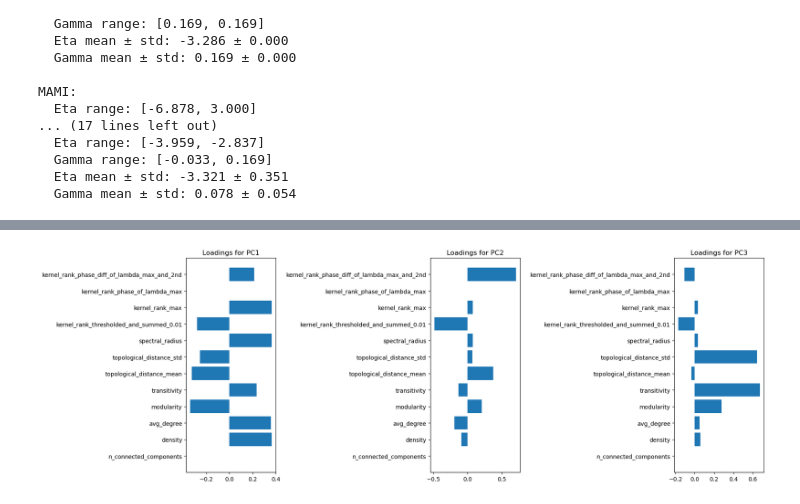
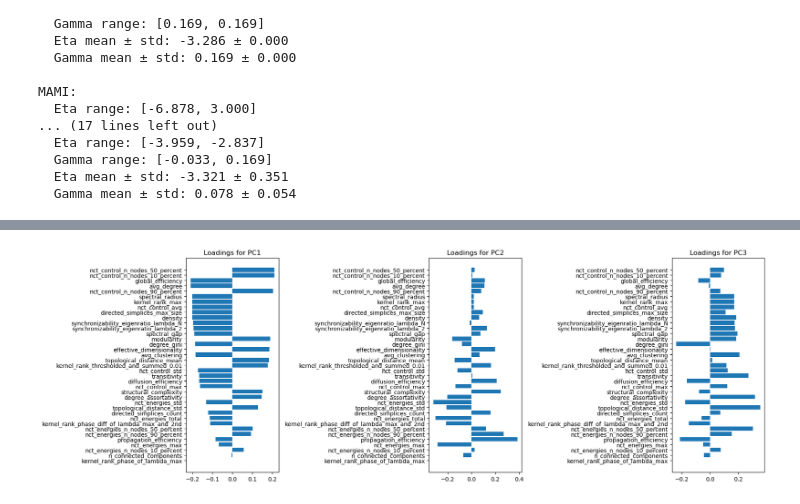
Before and after one commit to ad045/simba, a Jupyter notebook: testing_stuff_2.ipynb, the cells around one changed output, grey strips where cells are left out. Cells and saved outputs as stored; diff of their text form; code cells hidden in the pictures.

```diff
--- a/testing_stuff_2.ipynb
+++ b/testing_stuff_2.ipynb
@@ -332,6 +328,21 @@ from sklearn.preprocessing import StandardScaler
 
 # For pca always drop the dataset column and only use the metric columns
 huge_df_metrics = huge_df.drop(columns=["dataset", "network_idx"])
+print(huge_df_metrics.keys())
+
+# print all max values of all columns in huge_df_metrics
+print("\nMax values of metrics:")
+for col in huge_df_metrics.columns:
+    print(f"{col}: {huge_df_metrics[col].max():.4f}")
+print("\nMin values of metrics:")
+for col in huge_df_metrics.columns:
+    print(f"{col}: {huge_df_metrics[col].min():.4f}")
+
+# Drop the columns that have inf or -inf values (if any). Print the dropped columns
+dropped_cols = huge_df_metrics.columns[huge_df_metrics.isnull().any()].tolist()
+huge_df_metrics.replace([np.inf, -np.inf], np.nan, inplace=True)
+huge_df_metrics.dropna(axis=1, inplace=True)
+print(f"Dropped columns: {dropped_cols}")
 
 scaler = StandardScaler()
 scaled_data = scaler.fit_transform(huge_df_metrics)
@@ -363,16 +391,22 @@ plt.show()
 # %%
 # Subplots of loadings for the first 3 principal components
 loadings = pca.components_.T
 num_metrics = loadings.shape[0]
 metric_names = huge_df_metrics.columns
+
+# order them all by the absolute value of their loading on the first principal component
+sorted_indices = np.argsort(np.abs(loadings[:, 0])) #[::-1]
+loadings = loadings[sorted_indices]
+metric_names = metric_names[sorted_indices]
+
 
 fig, axs = plt.subplots(nrows=1, ncols=3, figsize=(18,6), dpi=100)
 for i in range(3):
     axs[i].barh(range(num_metrics), loadings[:, i])
     axs[i].set_yticks(range(num_metrics))
     axs[i].set_yticklabels(metric_names, rotation=0)
     axs[i].set_title(f"Loadings for PC{i+1}")
 plt.tight_layout()
 plt.show()
 # %% [output]
-[figure, old version]
+[figure, new version]
```
Also changed, not shown: parts of 10 cells of this notebook, 1 other file.
